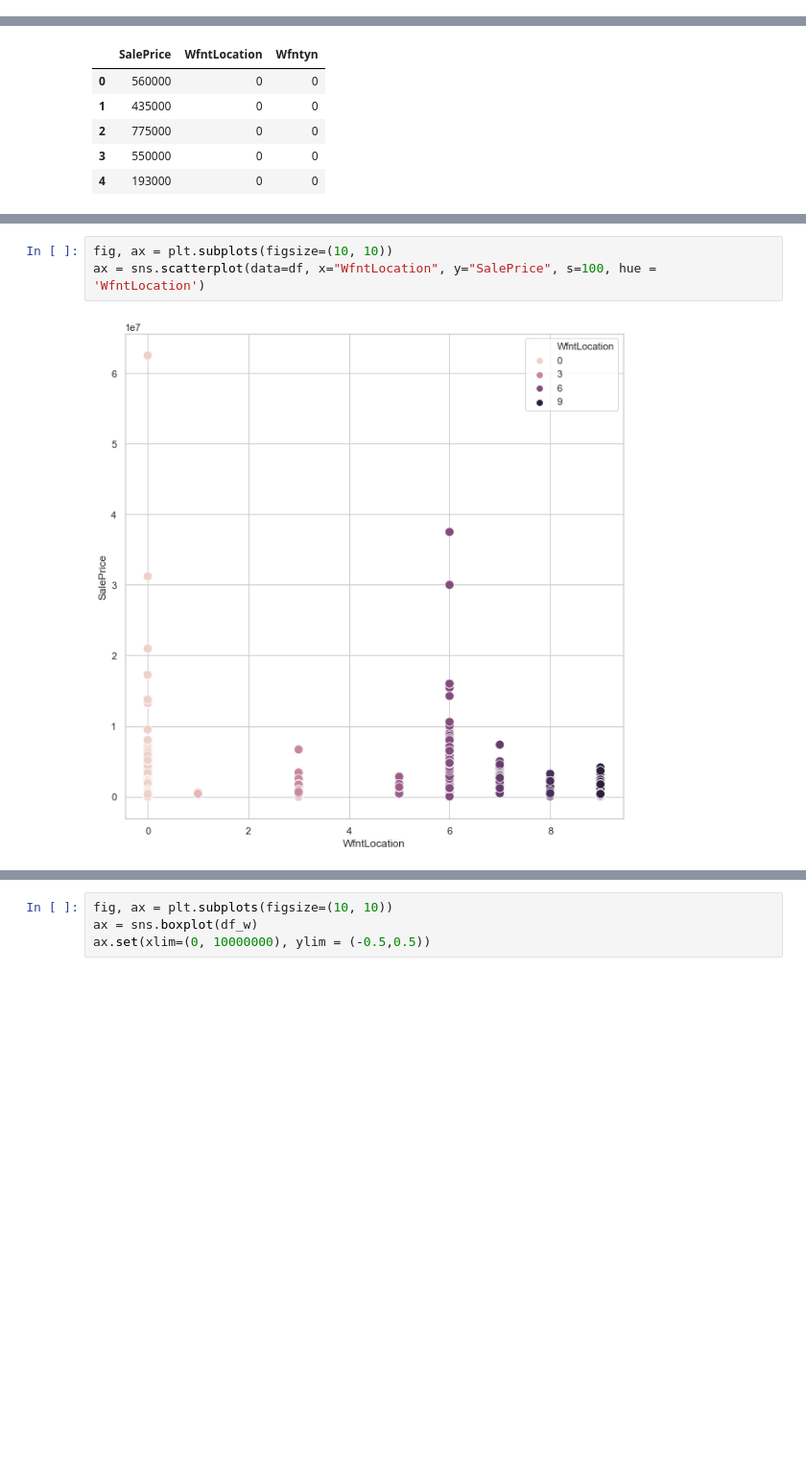
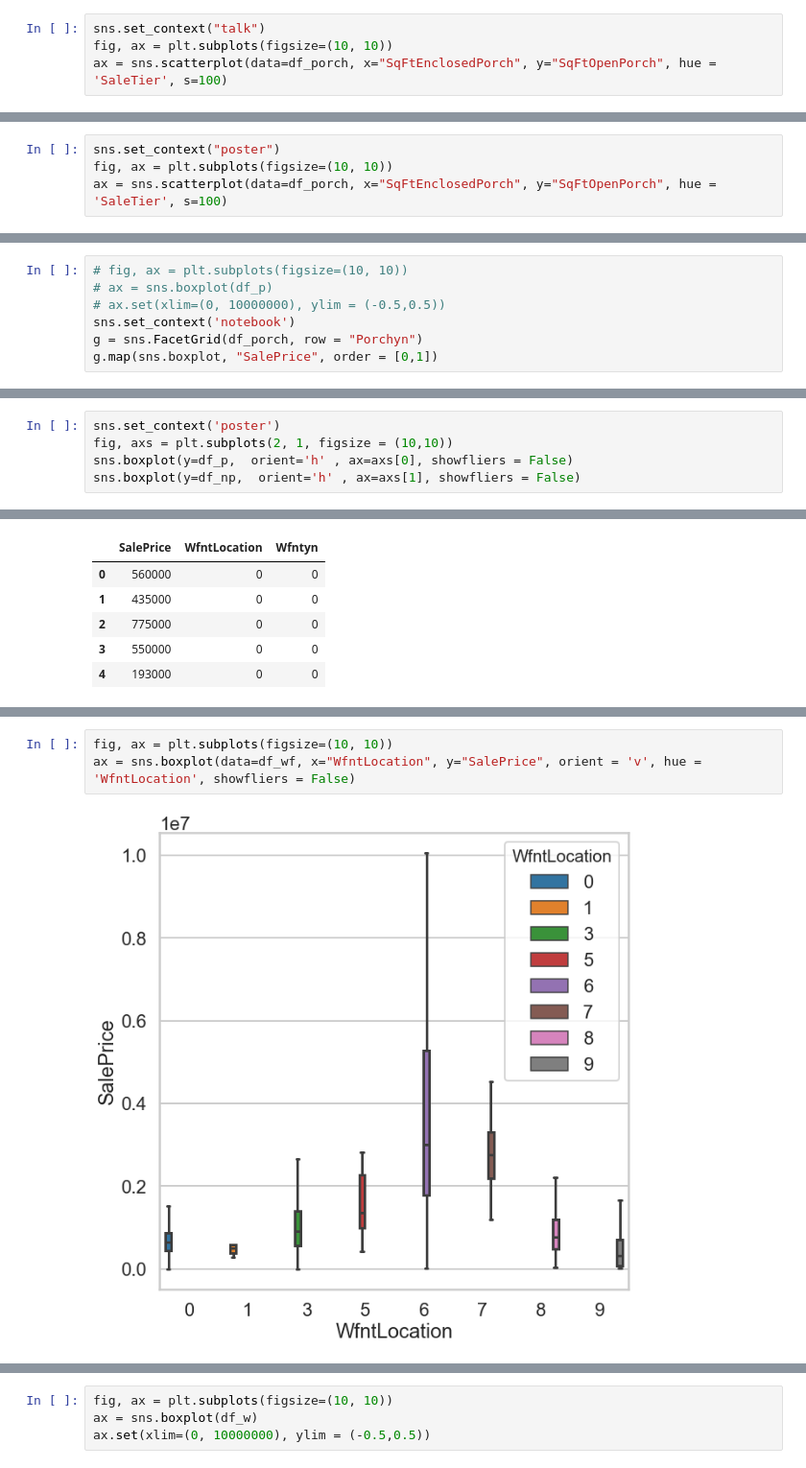
Before and after one commit to ghPRao/phase_2_project_chicago-sf-seattle-ds-082420, a Jupyter notebook: andrew_PR_EDA.ipynb, the cells around one changed output, grey strips where cells are left out. Shown at 96% size. Saved outputs shown, nothing was run; the diff lists cells and outputs as text; blank space fills up the shorter version.

```diff
--- a/andrew_PR_EDA.ipynb
+++ b/andrew_PR_EDA.ipynb
@@ -582,0 +568,4 @@ ax = sns.scatterplot(data=df_porch, x="SqFtEnclosedPorch", y="SqFtOpenPorch", hu
+# %%
+sns.set_context("talk")
+fig, ax = plt.subplots(figsize=(10, 10))
+ax = sns.scatterplot(data=df_porch, x="SqFtEnclosedPorch", y="SqFtOpenPorch", hue = 'SaleTier', s=100)
@@ -582,0 +574,4 @@ ax = sns.scatterplot(data=df_porch, x="SqFtEnclosedPorch", y="SqFtOpenPorch", hu
+# %%
+sns.set_context("poster")
+fig, ax = plt.subplots(figsize=(10, 10))
+ax = sns.scatterplot(data=df_porch, x="SqFtEnclosedPorch", y="SqFtOpenPorch", hue = 'SaleTier', s=100)
@@ -690,0 +743,7 @@ ax.set(xlim=(0, 10000000), ylim = (-0.5,0.5))
+# %%
+# fig, ax = plt.subplots(figsize=(10, 10))
+# ax = sns.boxplot(df_p)
+# ax.set(xlim=(0, 10000000), ylim = (-0.5,0.5))
+sns.set_context('notebook')
+g = sns.FacetGrid(df_porch, row = "Porchyn")
+g.map(sns.boxplot, "SalePrice", order = [0,1])
@@ -690,0 +753,5 @@ ax.set(xlim=(0, 10000000), ylim = (-0.5,0.5))
+# %%
+sns.set_context('poster')
+fig, axs = plt.subplots(2, 1, figsize = (10,10))
+sns.boxplot(y=df_p,  orient='h' , ax=axs[0], showfliers = False)
+sns.boxplot(y=df_np,  orient='h' , ax=axs[1], showfliers = False)
@@ -761,5 +842,5 @@ ax = sns.barplot(data=df_wf, x="Wfntyn", y="SalePrice", alpha = 0.8)
 # %%
 fig, ax = plt.subplots(figsize=(10, 10))
-ax = sns.scatterplot(data=df, x="WfntLocation", y="SalePrice", s=100, hue = 'WfntLocation')
+ax = sns.boxplot(data=df_wf, x="WfntLocation", y="SalePrice", orient = 'v', hue = 'WfntLocation', showfliers = False)
 # %% [output]
-[figure, old version]
+[figure, new version]
```
Also changed, not shown: parts of 82 cells of this notebook.
